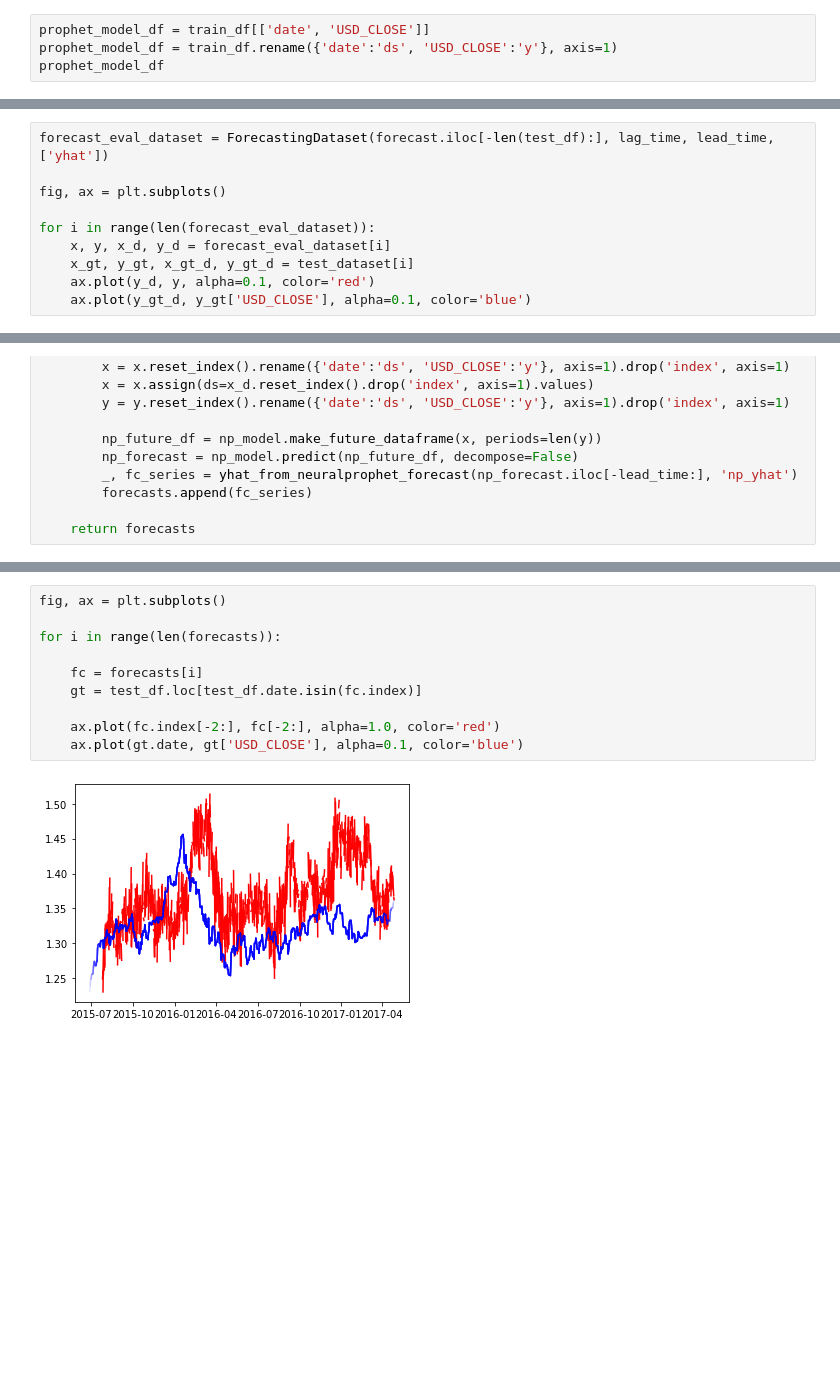
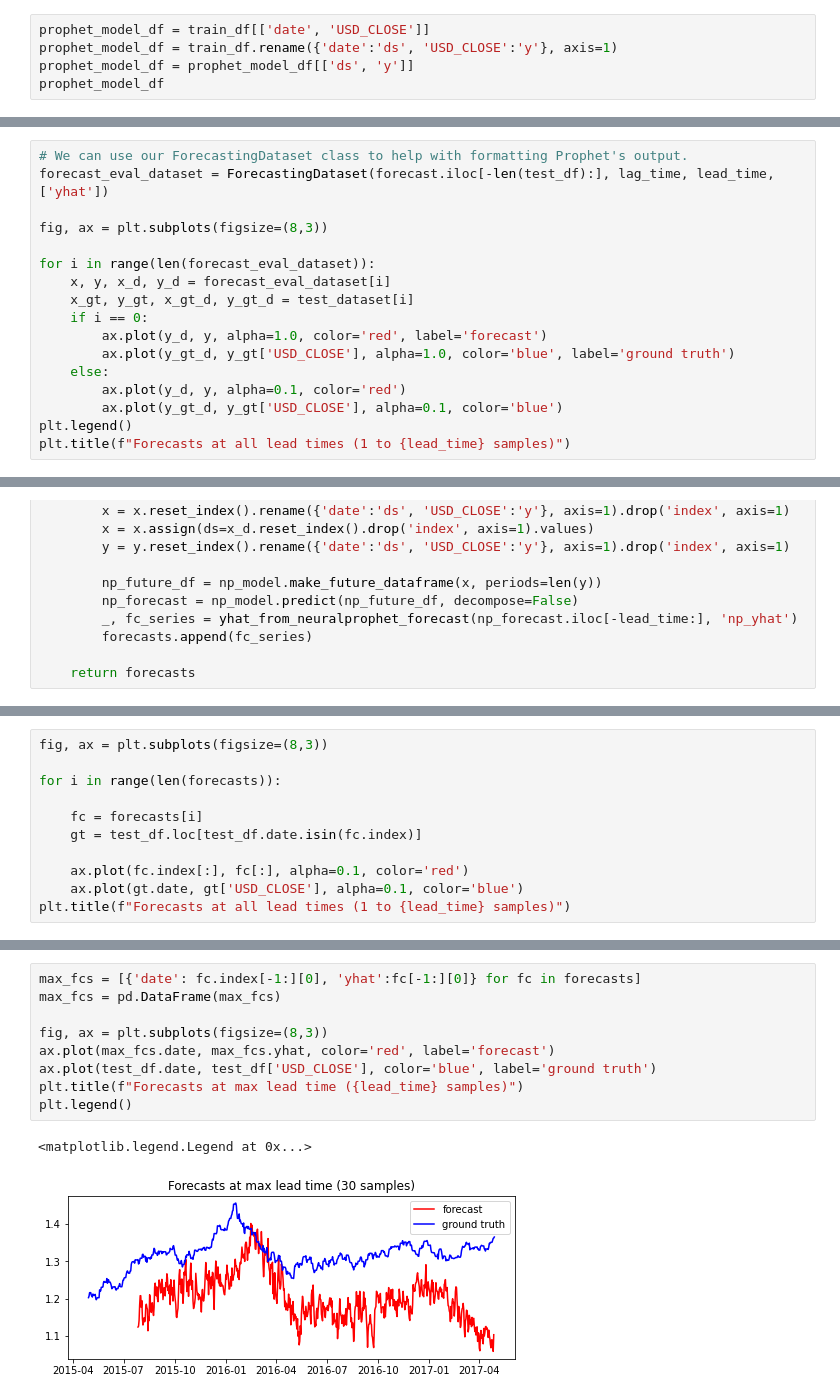
Before and after one commit to VectorInstitute/forecasting-with-dl, a Jupyter notebook: demos/demo1_prophet_neuralprophet_testset.ipynb, the cells around one changed output, grey strips where cells are left out. Drawn from its saved outputs; the diff is of its cells as text; blank space fills up the shorter version.

```diff
--- a/demos/demo1_prophet_neuralprophet_testset.ipynb
+++ b/demos/demo1_prophet_neuralprophet_testset.ipynb
@@ -132,5 +127,6 @@ Note that the `ds` column is already correctly formatted using the Pandas dateti
 # %%
 prophet_model_df = train_df[['date', 'USD_CLOSE']]
 prophet_model_df = train_df.rename({'date':'ds', 'USD_CLOSE':'y'}, axis=1)
+prophet_model_df = prophet_model_df[['ds', 'y']]
 prophet_model_df
 # %% [output]
@@ -207,11 +209,18 @@ Split single forecast into a collection of forecasts with `lead_time` prediction
 # %%
+# We can use our ForecastingDataset class to help with formatting Prophet's output.
 forecast_eval_dataset = ForecastingDataset(forecast.iloc[-len(test_df):], lag_time, lead_time, ['yhat'])
 
-fig, ax = plt.subplots()
+fig, ax = plt.subplots(figsize=(8,3))
 
 for i in range(len(forecast_eval_dataset)):
     x, y, x_d, y_d = forecast_eval_dataset[i]
     x_gt, y_gt, x_gt_d, y_gt_d = test_dataset[i]
-    ax.plot(y_d, y, alpha=0.1, color='red')
-    ax.plot(y_gt_d, y_gt['USD_CLOSE'], alpha=0.1, color='blue')
+    if i == 0:
+        ax.plot(y_d, y, alpha=1.0, color='red', label='forecast')
+        ax.plot(y_gt_d, y_gt['USD_CLOSE'], alpha=1.0, color='blue', label='ground truth')
+    else:
+        ax.plot(y_d, y, alpha=0.1, color='red')
+        ax.plot(y_gt_d, y_gt['USD_CLOSE'], alpha=0.1, color='blue')
+plt.legend()
+plt.title(f"Forecasts at all lead times (1 to {lead_time} samples)")
 # %% [output]
@@ -379,0 +417,11 @@ np_baseline_error_metrics, fcs = compute_np_error_metrics(forecasts)
+# %%
+fig, ax = plt.subplots(figsize=(8,3))
+
+for i in range(len(forecasts)):
+
+    fc = forecasts[i]
+    gt = test_df.loc[test_df.date.isin(fc.index)]
+
+    ax.plot(fc.index[:], fc[:], alpha=0.1, color='red')
+    ax.plot(gt.date, gt['USD_CLOSE'], alpha=0.1, color='blue')
+plt.title(f"Forecasts at all lead times (1 to {lead_time} samples)")
@@ -382,12 +435,12 @@ np_baseline_error_metrics, fcs = compute_np_error_metrics(forecasts)
 # %%
-fig, ax = plt.subplots()
+max_fcs = [{'date': fc.index[-1:][0], 'yhat':fc[-1:][0]} for fc in forecasts]
+max_fcs = pd.DataFrame(max_fcs)
 
-for i in range(len(forecasts)):
-
-    fc = forecasts[i]
-    gt = test_df.loc[test_df.date.isin(fc.index)]
-
-    ax.plot(fc.index[-2:], fc[-2:], alpha=1.0, color='red')
-    ax.plot(gt.date, gt['USD_CLOSE'], alpha=0.1, color='blue')
+fig, ax = plt.subplots(figsize=(8,3))
+ax.plot(max_fcs.date, max_fcs.yhat, color='red', label='forecast')
+ax.plot(test_df.date, test_df['USD_CLOSE'], color='blue', label='ground truth')
+plt.title(f"Forecasts at max lead time ({lead_time} samples)")
+plt.legend()
 # %% [output]
+<matplotlib.legend.Legend at 0x...>
-[figure, old version]
+[figure, new version]
```
Also changed, not shown: parts of 56 cells of this notebook, 1 other file.
